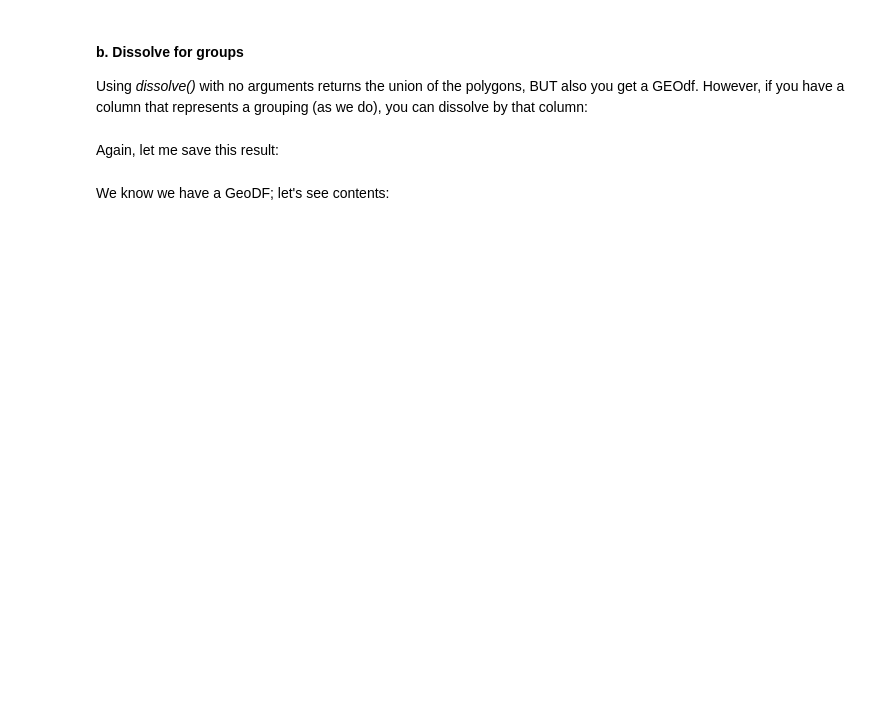
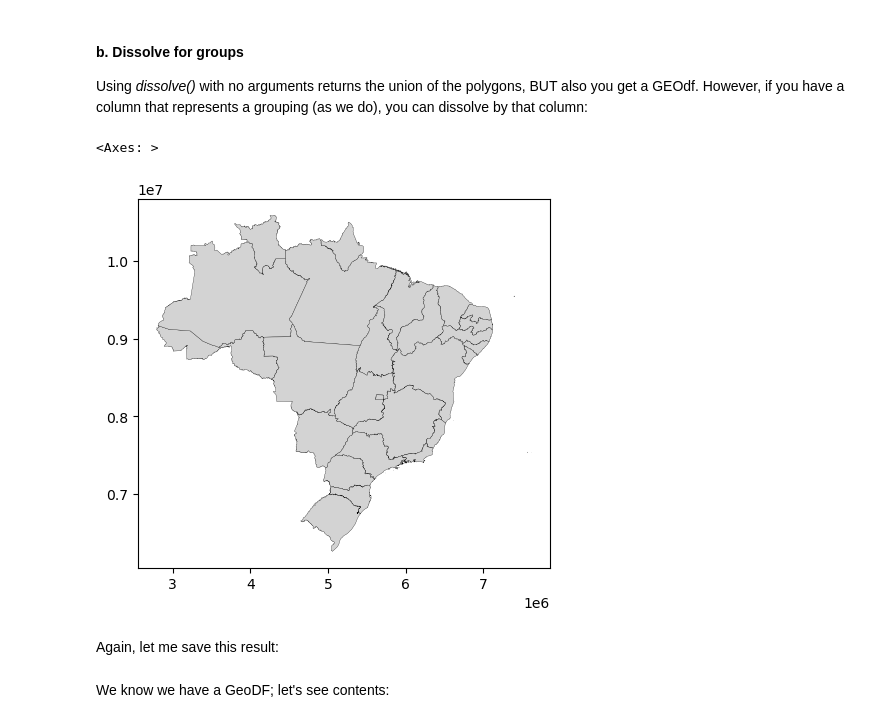
Before and after one commit to CienciaDeDatosEspacial/Operations-onGeoDF, a Jupyter notebook: index.ipynb, the cells around one changed output. Cells and saved outputs as stored; diff of their text form; code cells hidden in the pictures; blank space fills up the shorter version.

```diff
--- a/index.ipynb
+++ b/index.ipynb
@@ -180,7 +338,10 @@ Using _dissolve()_ with no arguments returns the union of the polygons, BUT also
 However, if you have a column that represents a grouping (as we do), you can dissolve by that column:
 # %%
 # dissolving
-brazil_municipalities.dissolve(by='ADM1_PT').plot(facecolor='lightgrey', edgecolor='black',linewidth=0.2)
+brazil_municipalities.dissolve(by='state_code').plot(facecolor='lightgrey', edgecolor='black',linewidth=0.2)
+# %% [output]
+<Axes: >
+[figure, added]
 # %% [markdown]
 Again, let me save this result:
 # %%
```
Also changed, not shown: parts of 115 cells of this notebook, 2 other files.
